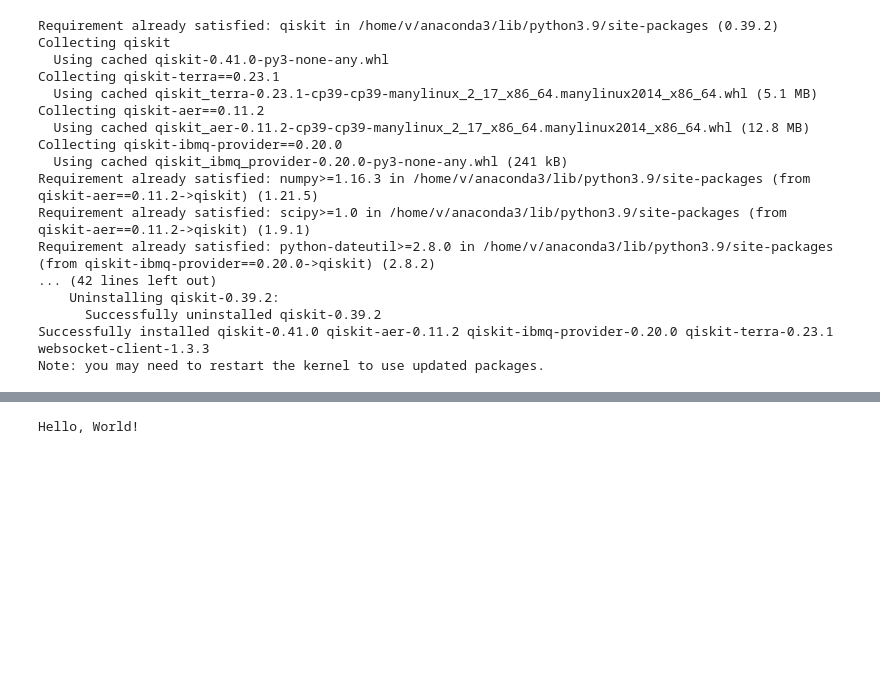
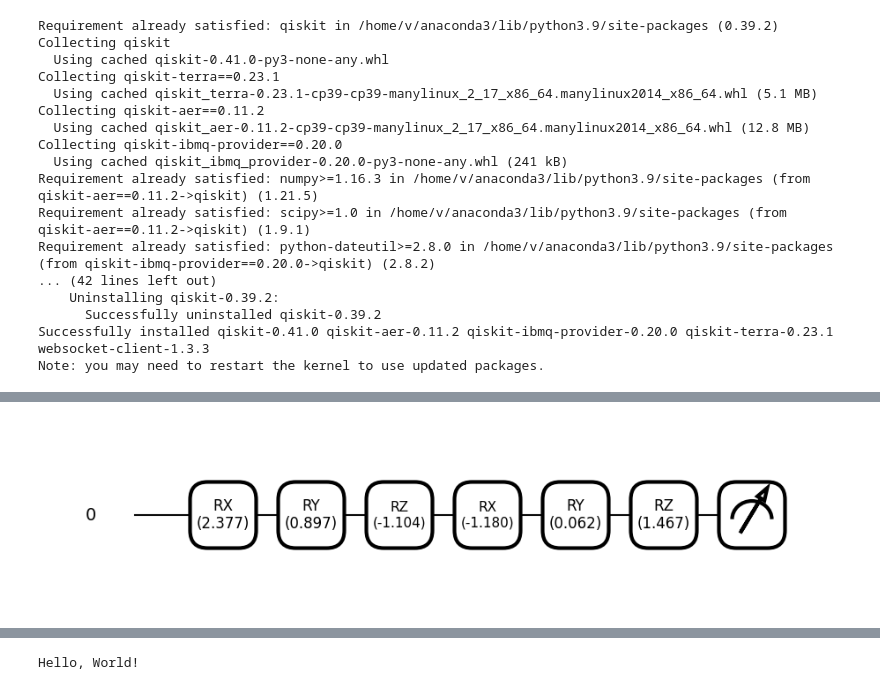
Before and after one commit to SchultzVV/Qiskit, a Jupyter notebook: runtime-qiskit.ipynb, the cells around one changed output, grey strips where cells are left out. Cells and saved outputs as stored; diff of their text form; code cells hidden in the pictures; blank space fills up the shorter version.

Commit message:
generic state tools

```diff
--- a/runtime-qiskit.ipynb
+++ b/runtime-qiskit.ipynb
@@ -38,6 +38,16 @@ ERROR: pip's dependency resolver does not currently take into account all the pa
 qiskit-ibmq-provider 0.20.0 requires websocket-client<=1.3.3, but you have websocket-client 1.5.1 which is incompatible.
 Successfully installed ibm-cloud-sdk-core-3.16.2 ibm-platform-services-0.31.1 qiskit-ibm-runtime-0.9.0 websocket-client-1.5.1
 Note: you may need to restart the kernel to use updated packages.
+# %%
+from tools import *
+n_qubits = 1
+circuit, params = vqa_gen_state(n_qubits)
+target_vector, target_op = init_state_gen_state(np.pi/2,0)
+#best_params, f = train(10, circuit, params, target_op)
+fig, ax = qml.draw_mpl(circuit, decimals=3)(params, target_op)
+plt.show()
+# %% [output]
+[figure, added]
 # %%
 from qiskit_ibm_runtime import QiskitRuntimeService
 # Save an IBM Quantum account.
```
Also changed, not shown: parts of 7 cells of this notebook, 3 other files.
